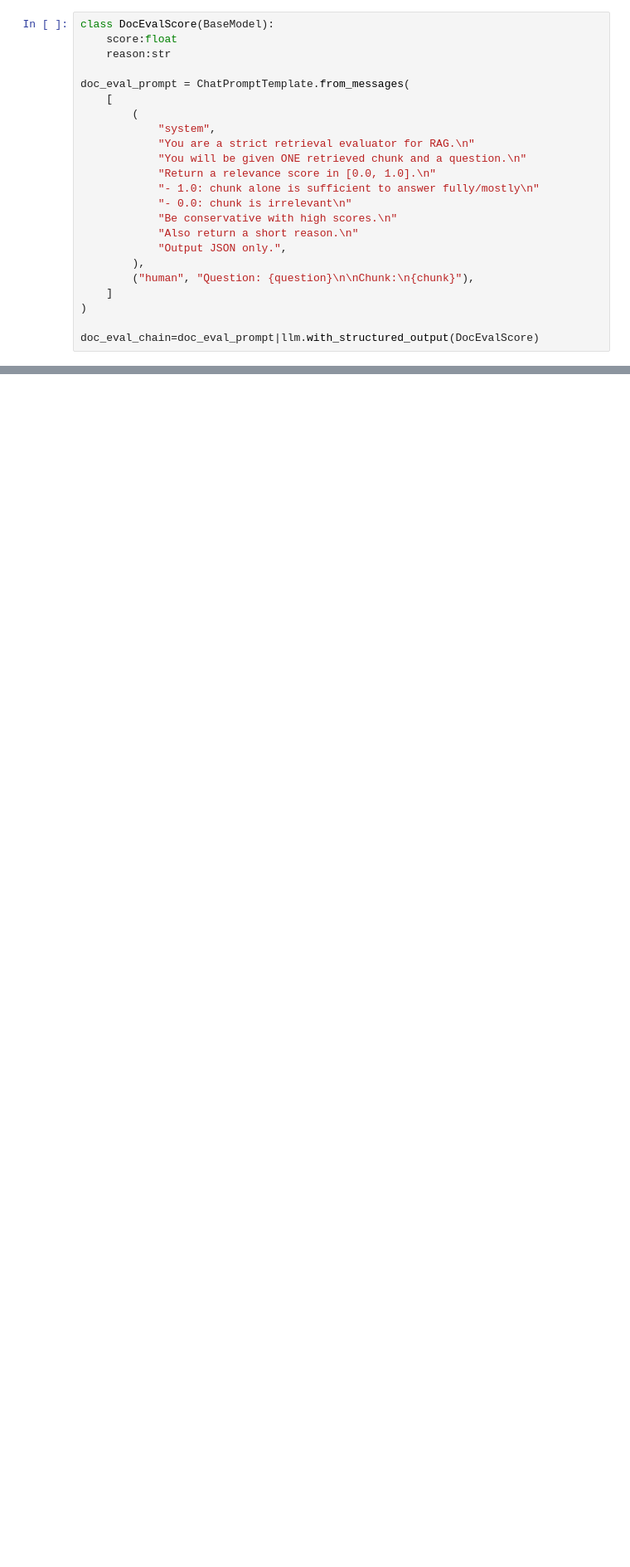
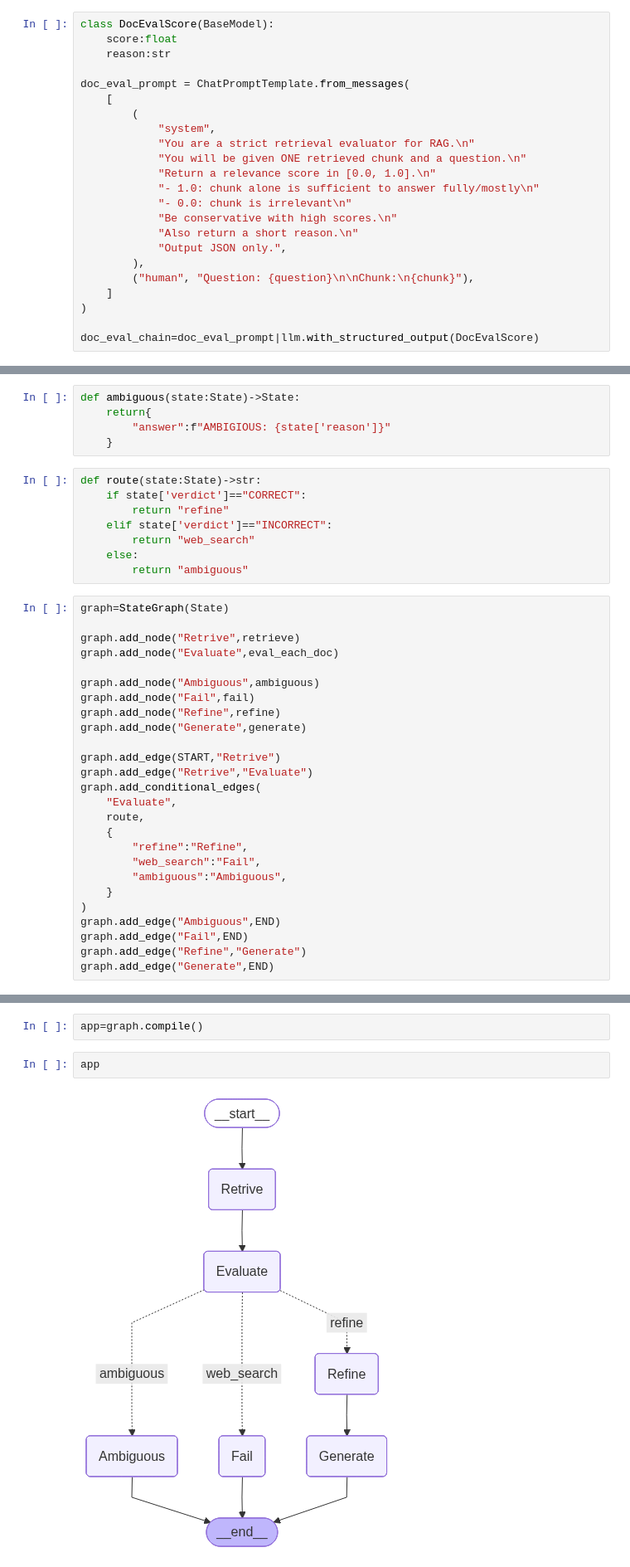
Before and after one commit to Amri-20/langchain-project, a Jupyter notebook: Python/Advanced RAG/Corrective Rag/3_retrieval_evaluator.ipynb, the cells around one changed output, grey strips where cells are left out. Shown at 83% size. Saved outputs shown, nothing was run; the diff lists cells and outputs as text; blank space fills up the shorter version.

```diff
--- a/Python/Advanced RAG/Corrective Rag/3_retrieval_evaluator.ipynb
+++ b/Python/Advanced RAG/Corrective Rag/3_retrieval_evaluator.ipynb
@@ -92,0 +204,39 @@ doc_eval_chain=doc_eval_prompt|llm.with_structured_output(DocEvalScore)
+# %%
+def ambiguous(state:State)->State:
+    return{
+        "answer":f"AMBIGIOUS: {state['reason']}"
+    }
+# %%
+def route(state:State)->str:
+    if state['verdict']=="CORRECT":
+        return "refine"
+    elif state['verdict']=="INCORRECT":
+        return "web_search"
+    else:
+        return "ambiguous"
+# %%
+graph=StateGraph(State)
+
+graph.add_node("Retrive",retrieve)
+graph.add_node("Evaluate",eval_each_doc)
+
+graph.add_node("Ambiguous",ambiguous)
+graph.add_node("Fail",fail)
+graph.add_node("Refine",refine)
+graph.add_node("Generate",generate)
+
+graph.add_edge(START,"Retrive")
+graph.add_edge("Retrive","Evaluate")
+graph.add_conditional_edges(
+    "Evaluate",
+    route,
+    {
+        "refine":"Refine",
+        "web_search":"Fail",
+        "ambiguous":"Ambiguous",
+    }
+)
+graph.add_edge("Ambiguous",END)
+graph.add_edge("Fail",END)
+graph.add_edge("Refine","Generate")
+graph.add_edge("Generate",END)
@@ -92,0 +245,6 @@ doc_eval_chain=doc_eval_prompt|llm.with_structured_output(DocEvalScore)
+# %%
+app=graph.compile()
+# %%
+app
+# %% [output]
+[figure, added]
```
Also changed, not shown: parts of 8 cells of this notebook, 1 other file.
